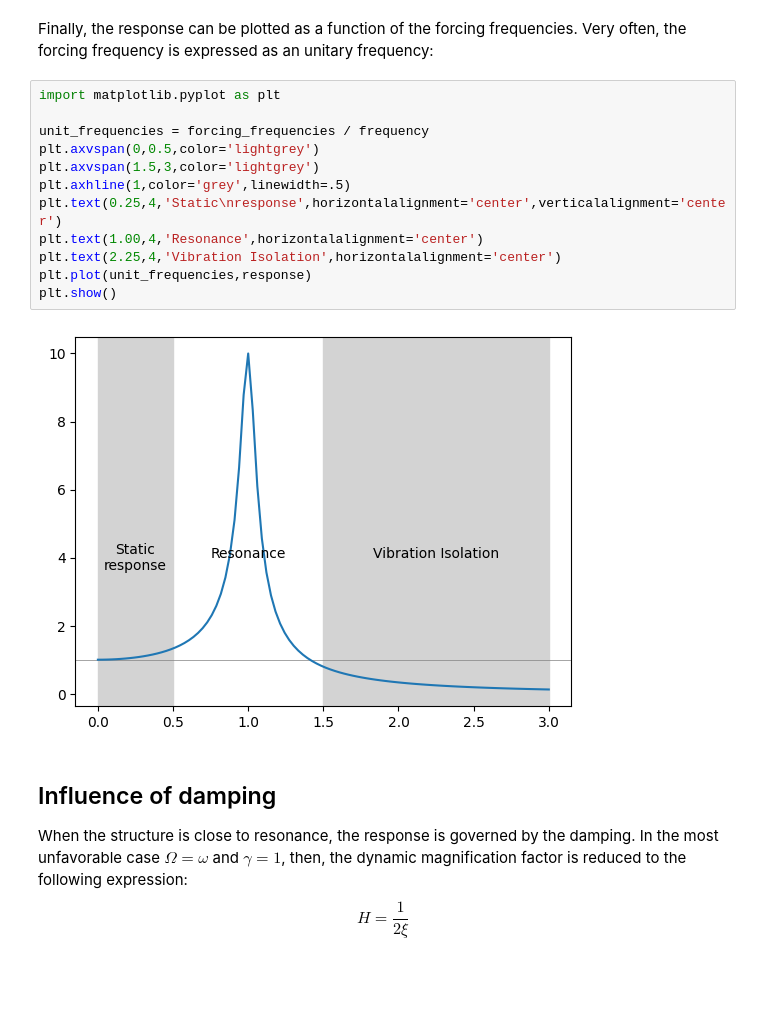
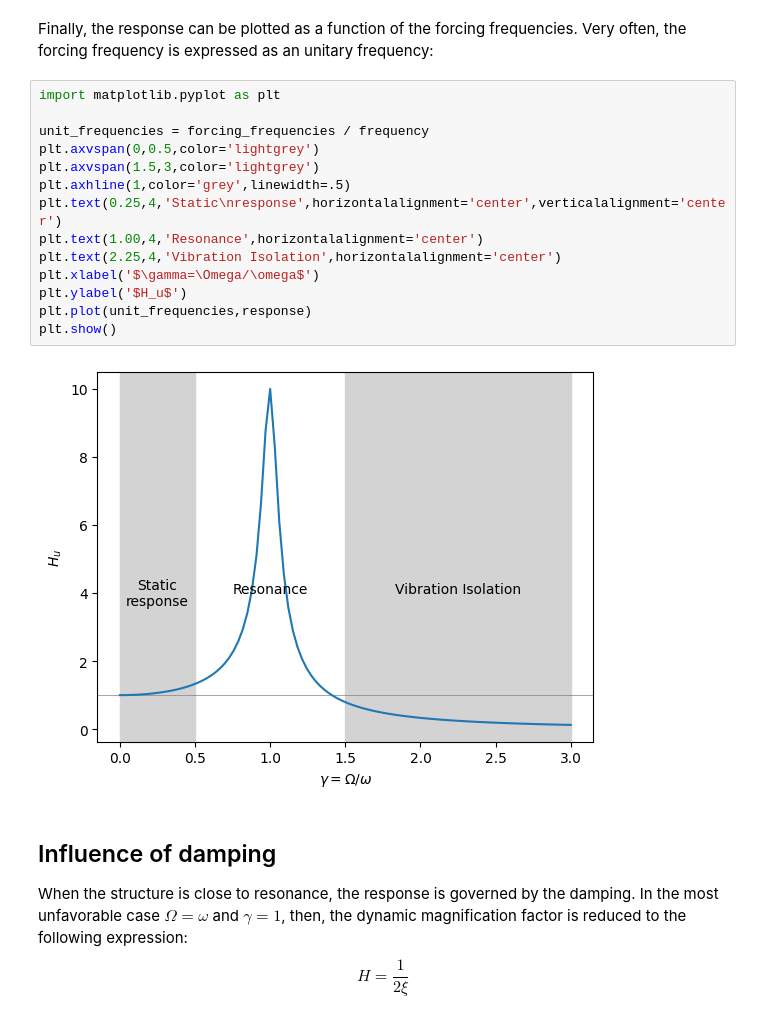
Before and after one commit to miguelmaso/dynamics, a Jupyter notebook: ipython/3_frequency_sweep.ipynb, the cells around one changed output. Drawn from its saved outputs; the diff is of its cells as text; blank space fills up the shorter version.

```diff
--- a/ipython/3_frequency_sweep.ipynb
+++ b/ipython/3_frequency_sweep.ipynb
@@ -30,17 +31,19 @@ Finally, the response can be plotted as a function of the forcing frequencies. V
 # %%
 import matplotlib.pyplot as plt
 
 unit_frequencies = forcing_frequencies / frequency
 plt.axvspan(0,0.5,color='lightgrey')
 plt.axvspan(1.5,3,color='lightgrey')
 plt.axhline(1,color='grey',linewidth=.5)
 plt.text(0.25,4,'Static\nresponse',horizontalalignment='center',verticalalignment='center')
 plt.text(1.00,4,'Resonance',horizontalalignment='center')
 plt.text(2.25,4,'Vibration Isolation',horizontalalignment='center')
+plt.xlabel('$\gamma=\Omega/\omega$')
+plt.ylabel('$H_u$')
 plt.plot(unit_frequencies,response)
 plt.show()
 # %% [output]
-[figure, old version]
+[figure, new version]
 # %% [markdown]
 ## Influence of damping
 
```
Also changed, not shown: parts of 2 cells of this notebook.
